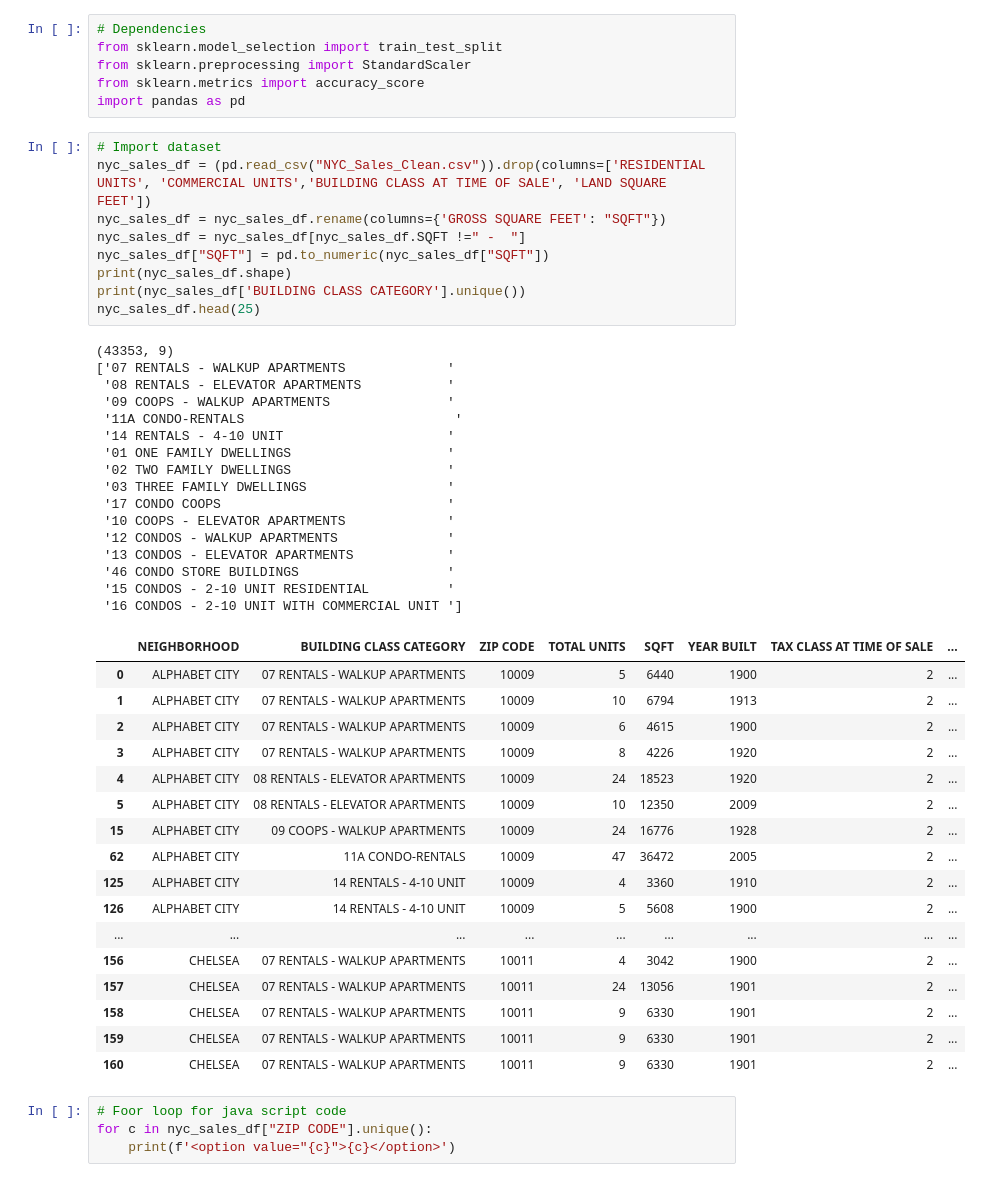
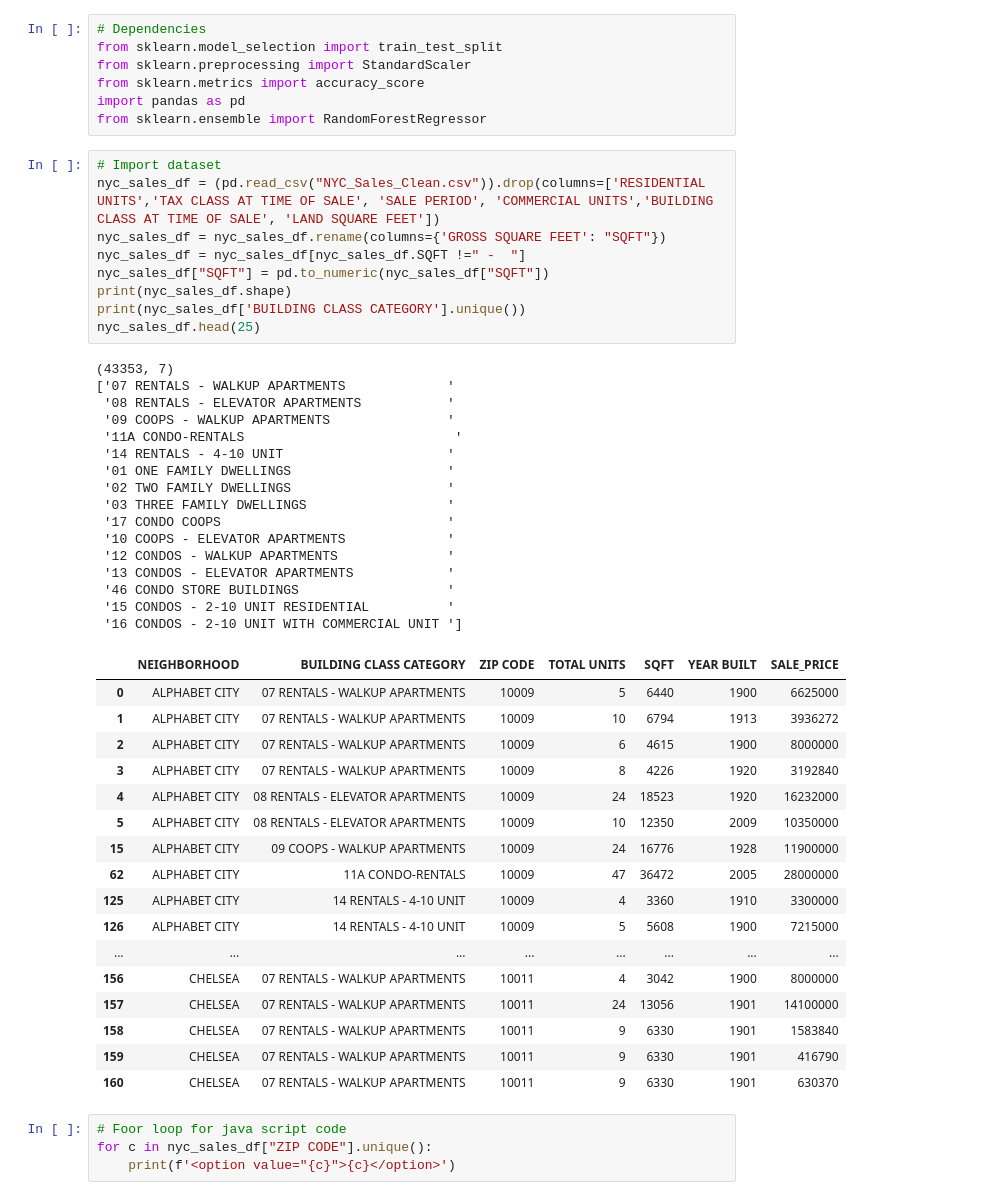
Before and after one commit to Tyavari/Project-4, a Jupyter notebook: NYC Sales Model.ipynb, the cells around one changed output. Cells and saved outputs as stored; diff of their text form.

```diff
--- a/NYC Sales Model.ipynb
+++ b/NYC Sales Model.ipynb
@@ -4,49 +4,50 @@ from sklearn.model_selection import train_test_split
 from sklearn.preprocessing import StandardScaler
 from sklearn.metrics import accuracy_score
 import pandas as pd
+from sklearn.ensemble import RandomForestRegressor
 # %%
 # Import dataset
-nyc_sales_df = (pd.read_csv("NYC_Sales_Clean.csv")).drop(columns=['RESIDENTIAL UNITS', 'COMMERCIAL UNITS','BUILDING CLASS AT TIME OF SALE', 'LAND SQUARE FEET'])
+nyc_sales_df = (pd.read_csv("NYC_Sales_Clean.csv")).drop(columns=['RESIDENTIAL UNITS','TAX CLASS AT TIME OF SALE', 'SALE PERIOD', 'COMMERCIAL UNITS','BUILDING CLASS AT TIME OF SALE', 'LAND SQUARE FEET'])
 nyc_sales_df = nyc_sales_df.rename(columns={'GROSS SQUARE FEET': "SQFT"})
 nyc_sales_df = nyc_sales_df[nyc_sales_df.SQFT !=" -  "]
 nyc_sales_df["SQFT"] = pd.to_numeric(nyc_sales_df["SQFT"])
 print(nyc_sales_df.shape)
 print(nyc_sales_df['BUILDING CLASS CATEGORY'].unique())
 nyc_sales_df.head(25)
 # %% [output]
-(43353, 9)
+(43353, 7)
 ['07 RENTALS - WALKUP APARTMENTS             '
  '08 RENTALS - ELEVATOR APARTMENTS           '
  '09 COOPS - WALKUP APARTMENTS               '
  '11A CONDO-RENTALS                           '
  '14 RENTALS - 4-10 UNIT                     '
  '01 ONE FAMILY DWELLINGS                    '
  '02 TWO FAMILY DWELLINGS                    '
  '03 THREE FAMILY DWELLINGS                  '
  '17 CONDO COOPS                             '
  '10 COOPS - ELEVATOR APARTMENTS             '
  '12 CONDOS - WALKUP APARTMENTS              '
  '13 CONDOS - ELEVATOR APARTMENTS            '
  '46 CONDO STORE BUILDINGS                   '
  '15 CONDOS - 2-10 UNIT RESIDENTIAL          '
  '16 CONDOS - 2-10 UNIT WITH COMMERCIAL UNIT ']
-|  | NEIGHBORHOOD | BUILDING CLASS CATEGORY | ZIP CODE | TOTAL UNITS | SQFT | YEAR BUILT | TAX CLASS AT TIME OF SALE | ... |
-| 0 | ALPHABET CITY | 07 RENTALS - WALKUP APARTMENTS | 10009 | 5 | 6440 | 1900 | 2 | ... |
-| 1 | ALPHABET CITY | 07 RENTALS - WALKUP APARTMENTS | 10009 | 10 | 6794 | 1913 | 2 | ... |
-| 2 | ALPHABET CITY | 07 RENTALS - WALKUP APARTMENTS | 10009 | 6 | 4615 | 1900 | 2 | ... |
-| 3 | ALPHABET CITY | 07 RENTALS - WALKUP APARTMENTS | 10009 | 8 | 4226 | 1920 | 2 | ... |
-| 4 | ALPHABET CITY | 08 RENTALS - ELEVATOR APARTMENTS | 10009 | 24 | 18523 | 1920 | 2 | ... |
-| 5 | ALPHABET CITY | 08 RENTALS - ELEVATOR APARTMENTS | 10009 | 10 | 12350 | 2009 | 2 | ... |
-| 15 | ALPHABET CITY | 09 COOPS - WALKUP APARTMENTS | 10009 | 24 | 16776 | 1928 | 2 | ... |
-| 62 | ALPHABET CITY | 11A CONDO-RENTALS | 10009 | 47 | 36472 | 2005 | 2 | ... |
-| 125 | ALPHABET CITY | 14 RENTALS - 4-10 UNIT | 10009 | 4 | 3360 | 1910 | 2 | ... |
-| 126 | ALPHABET CITY | 14 RENTALS - 4-10 UNIT | 10009 | 5 | 5608 | 1900 | 2 | ... |
-| ... | ... | ... | ... | ... | ... | ... | ... | ... |
-| 156 | CHELSEA | 07 RENTALS - WALKUP APARTMENTS | 10011 | 4 | 3042 | 1900 | 2 | ... |
-| 157 | CHELSEA | 07 RENTALS - WALKUP APARTMENTS | 10011 | 24 | 13056 | 1901 | 2 | ... |
-| 158 | CHELSEA | 07 RENTALS - WALKUP APARTMENTS | 10011 | 9 | 6330 | 1901 | 2 | ... |
-| 159 | CHELSEA | 07 RENTALS - WALKUP APARTMENTS | 10011 | 9 | 6330 | 1901 | 2 | ... |
-| 160 | CHELSEA | 07 RENTALS - WALKUP APARTMENTS | 10011 | 9 | 6330 | 1901 | 2 | ... |
+|  | NEIGHBORHOOD | BUILDING CLASS CATEGORY | ZIP CODE | TOTAL UNITS | SQFT | YEAR BUILT | SALE_PRICE |
+| 0 | ALPHABET CITY | 07 RENTALS - WALKUP APARTMENTS | 10009 | 5 | 6440 | 1900 | 6625000 |
+| 1 | ALPHABET CITY | 07 RENTALS - WALKUP APARTMENTS | 10009 | 10 | 6794 | 1913 | 3936272 |
+| 2 | ALPHABET CITY | 07 RENTALS - WALKUP APARTMENTS | 10009 | 6 | 4615 | 1900 | 8000000 |
+| 3 | ALPHABET CITY | 07 RENTALS - WALKUP APARTMENTS | 10009 | 8 | 4226 | 1920 | 3192840 |
+| 4 | ALPHABET CITY | 08 RENTALS - ELEVATOR APARTMENTS | 10009 | 24 | 18523 | 1920 | 16232000 |
+| 5 | ALPHABET CITY | 08 RENTALS - ELEVATOR APARTMENTS | 10009 | 10 | 12350 | 2009 | 10350000 |
+| 15 | ALPHABET CITY | 09 COOPS - WALKUP APARTMENTS | 10009 | 24 | 16776 | 1928 | 11900000 |
+| 62 | ALPHABET CITY | 11A CONDO-RENTALS | 10009 | 47 | 36472 | 2005 | 28000000 |
+| 125 | ALPHABET CITY | 14 RENTALS - 4-10 UNIT | 10009 | 4 | 3360 | 1910 | 3300000 |
+| 126 | ALPHABET CITY | 14 RENTALS - 4-10 UNIT | 10009 | 5 | 5608 | 1900 | 7215000 |
+| ... | ... | ... | ... | ... | ... | ... | ... |
+| 156 | CHELSEA | 07 RENTALS - WALKUP APARTMENTS | 10011 | 4 | 3042 | 1900 | 8000000 |
+| 157 | CHELSEA | 07 RENTALS - WALKUP APARTMENTS | 10011 | 24 | 13056 | 1901 | 14100000 |
+| 158 | CHELSEA | 07 RENTALS - WALKUP APARTMENTS | 10011 | 9 | 6330 | 1901 | 1583840 |
+| 159 | CHELSEA | 07 RENTALS - WALKUP APARTMENTS | 10011 | 9 | 6330 | 1901 | 416790 |
+| 160 | CHELSEA | 07 RENTALS - WALKUP APARTMENTS | 10011 | 9 | 6330 | 1901 | 630370 |
 # %%
 # Foor loop for java script code
 for c in nyc_sales_df["ZIP CODE"].unique():
```
Also changed, not shown: parts of 4 cells of this notebook.
